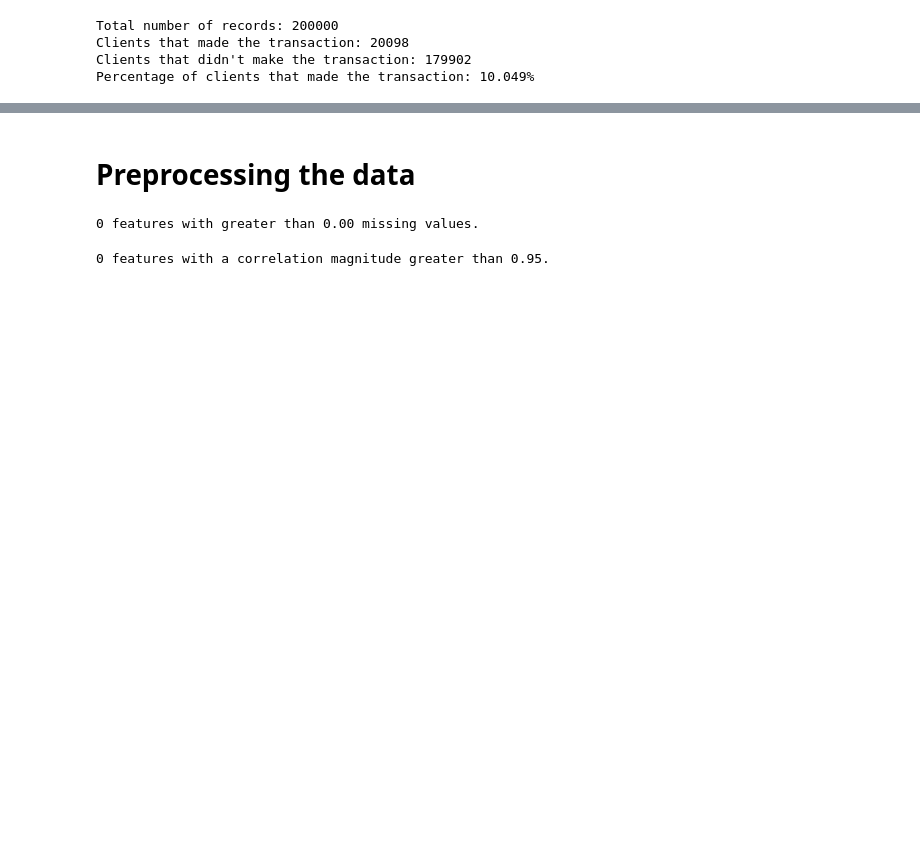
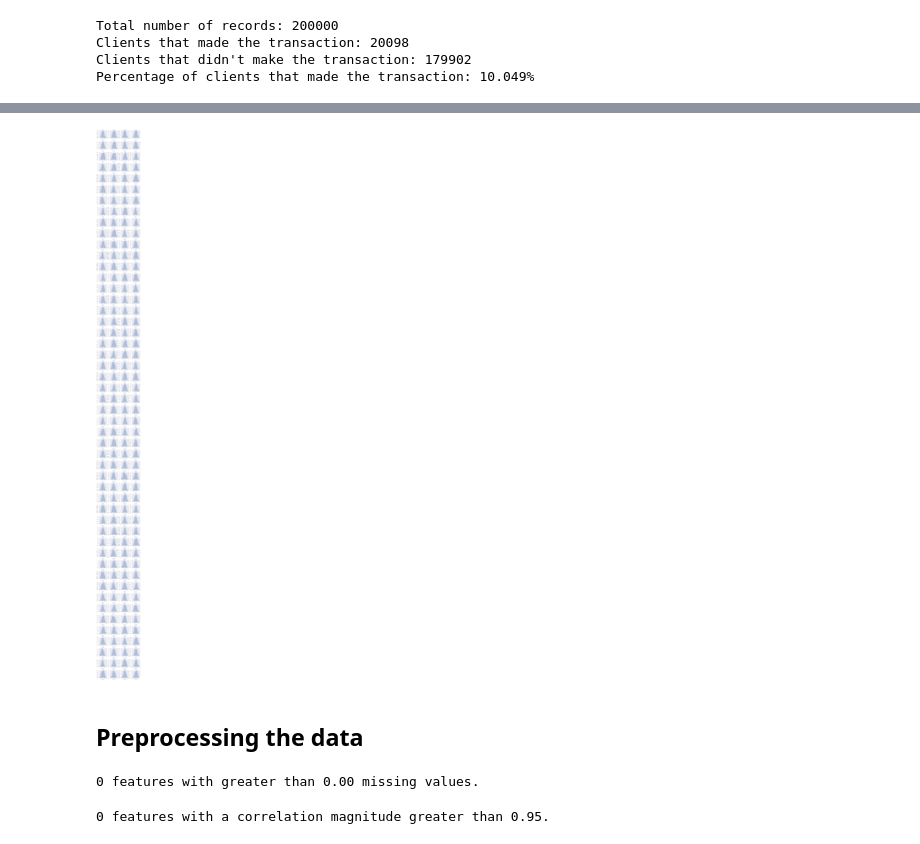
Before and after one commit to ederson-souza/Udacity-Capstone-Project, a Jupyter notebook: Capstone Project.ipynb, the cells around one changed output, grey strips where cells are left out. Drawn from its saved outputs; the diff is of its cells as text; code cells hidden in the pictures; blank space fills up the shorter version.

```diff
--- a/Capstone Project.ipynb
+++ b/Capstone Project.ipynb
@@ -82,4 +118,15 @@ train.target.value_counts().plot.bar()
+# %%
+#Ploting histograms of the features.
+
+plt.figure(figsize=(15, 200))
+for i, col in enumerate(train.columns[2:202]):
+    plt.subplot(50, 4, i + 1)
+    plt.subplots_adjust(wspace = 0.2, hspace = 0.4)
+    sns.distplot(train[col],20)
+    plt.title(col)
+# %% [output]
+[figure, added]
 # %% [markdown]
-# Preprocessing the data
+## Preprocessing the data
 # %%
 def data_preprocess(raw_data, size, scaler=None):
```
Also changed, not shown: parts of 17 cells of this notebook, 1 other file.
